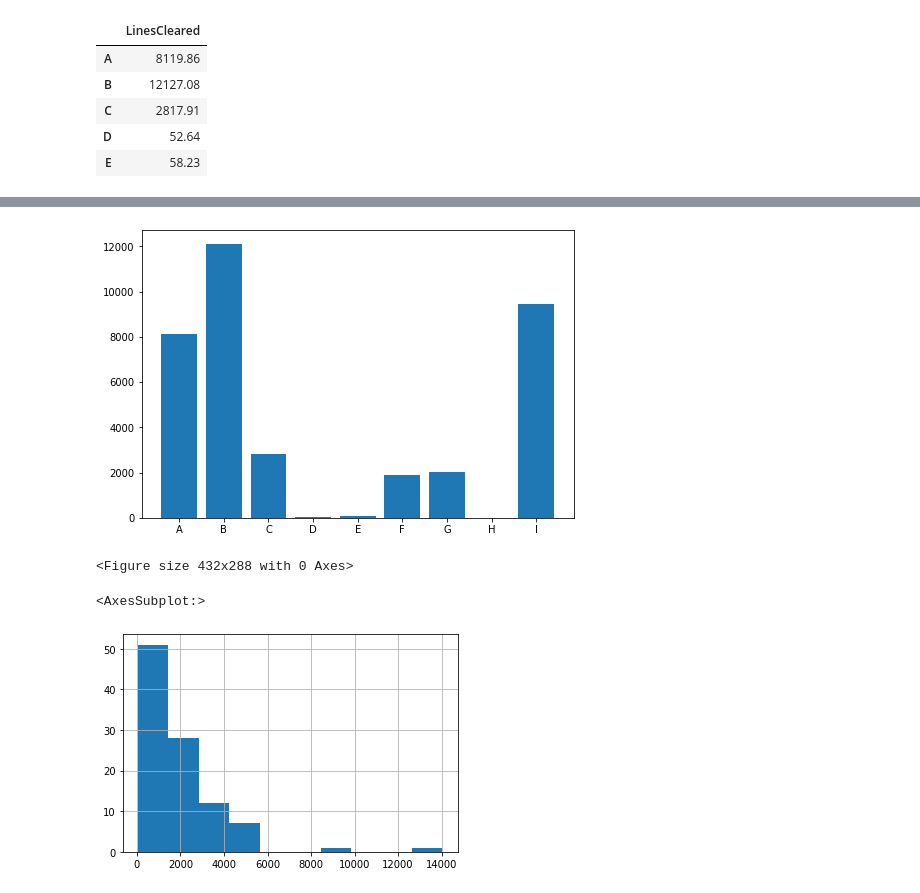
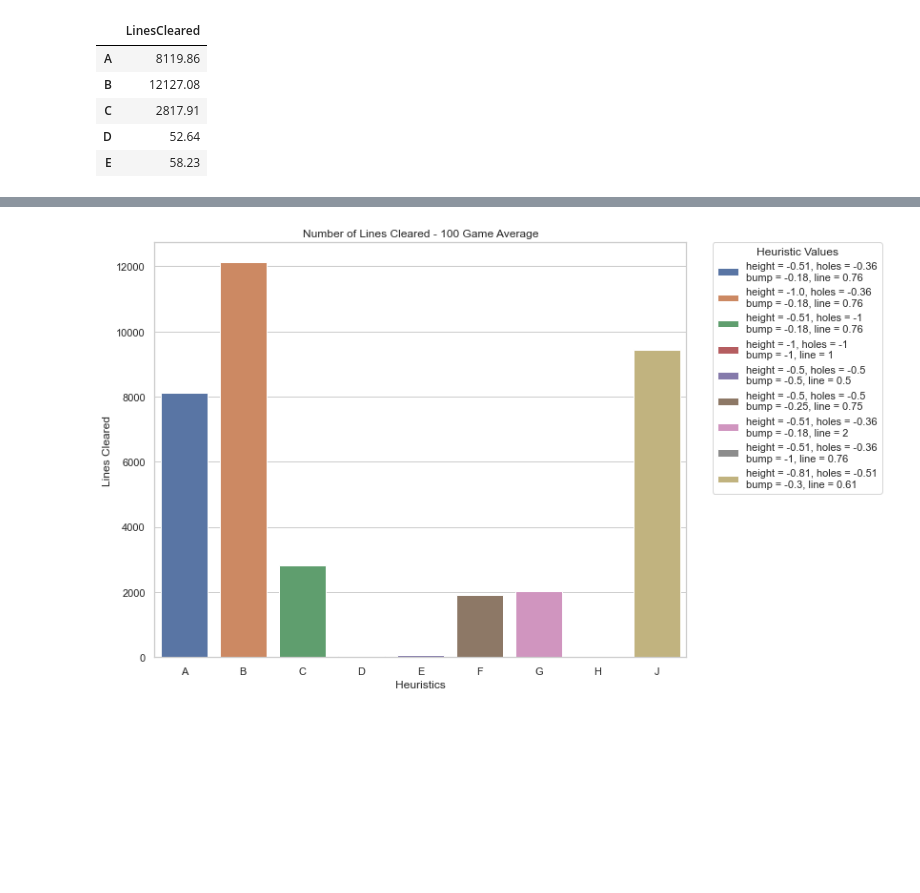
Before and after one commit to MarcHerdman/Tetris, a Jupyter notebook: Untitled.ipynb, the cells around one changed output, grey strips where cells are left out. Drawn from its saved outputs; the diff is of its cells as text; code cells hidden in the pictures; blank space fills up the shorter version.

Commit message:
add graph

```diff
--- a/Untitled.ipynb
+++ b/Untitled.ipynb
@@ -46,14 +50,14 @@ J = pd.read_csv('TetrisTesting-J.log')
 df = pd.DataFrame(columns=['LinesCleared'])
 meanArr = []
 df.loc['A'] = [A['Lines_Cleared'].mean(axis=0)]
-df.loc['B']  = [B['Lines_Cleared'].mean(axis=0)]
-df.loc['C']  = [C['Lines_Cleared'].mean(axis=0)]
-df.loc['D']  = [D['Lines_Cleared'].mean(axis=0)]
-df.loc['E']  = [E['Lines_Cleared'].mean(axis=0)]
-df.loc['F']  = [F['Lines_Cleared'].mean(axis=0)]
-df.loc['G']  = [G['Lines_Cleared'].mean(axis=0)]
-df.loc['H']  = [H['Lines_Cleared'].mean(axis=0)]
-df.loc['I']  = [J['Lines_Cleared'].mean(axis=0)]
+df.loc['B'] = [B['Lines_Cleared'].mean(axis=0)]
+df.loc['C'] = [C['Lines_Cleared'].mean(axis=0)]
+df.loc['D'] = [D['Lines_Cleared'].mean(axis=0)]
+df.loc['E'] = [E['Lines_Cleared'].mean(axis=0)]
+df.loc['F'] = [F['Lines_Cleared'].mean(axis=0)]
+df.loc['G'] = [G['Lines_Cleared'].mean(axis=0)]
+df.loc['H'] = [H['Lines_Cleared'].mean(axis=0)]
+df.loc['J'] = [J['Lines_Cleared'].mean(axis=0)]
 df.head()
 # %% [output]
 |  | LinesCleared |
@@ -79,20 +69,14 @@ Name: LinesCleared, dtype: float64
-# %%
-fig = plt.figure()
-ax = fig.add_axes([0,0,1,1])
-langs = list(df.index)
-ax.bar(langs,df['LinesCleared'])
-plt.show()
-plt.savefig('votehist.png', transparent=True)
-# %% [output]
-[figure, removed]
-<Figure size 432x288 with 0 Axes>
-# %%
-A_Heuristic['Lines_Cleared'].hist()
-plt.title('Number of Lines Cleared')
-plt.xlabel('Lines Cleared')
-plt.ylabel('Frequency of Score')
-plt.subplots_adjust(top=0.88)
-plt.savefig('votehist.png', transparent=True)
-# %% [output]
-<AxesSubplot:>
-[figure, removed]
+# %%
+df['idex'] = df.index
+plt.figure(figsize=(10,8))
+sns.set_theme(style="whitegrid")
+labels=["height = -0.51, holes = -0.36\nbump = -0.18, line = 0.76","height = -1.0, holes = -0.36\nbump = -0.18, line = 0.76","height = -0.51, holes = -1\nbump = -0.18, line = 0.76","height = -1, holes = -1\nbump = -1, line = 1","height = -0.5, holes = -0.5\nbump = -0.5, line = 0.5","height = -0.5, holes = -0.5\nbump = -0.25, line = 0.75","height = -0.51, holes = -0.36\nbump = -0.18, line = 2","height = -0.51, holes = -0.36\nbump = -1, line = 0.76","height = -0.81, holes = -0.51\nbump = -0.3, line = 0.61"]
+ax = sns.barplot(data=df, x='idex', y='LinesCleared',hue='idex', dodge=False)
+ax.set_title('Number of Lines Cleared - 100 Game Average')
+ax.set_ylabel('Lines Cleared')
+ax.set_xlabel('Heuristics')
+h, l = ax.get_legend_handles_labels()
+ax.legend(h, labels, title="Heuristic Values",bbox_to_anchor=(1.05, 1), loc=2, borderaxespad=0.)
+plt.savefig('linescleared.png', transparent=True,bbox_inches = 'tight',dpi=300)
+# %% [output]
+[figure, added]
```
Also changed, not shown: parts of 5 cells of this notebook, 2 other files.
